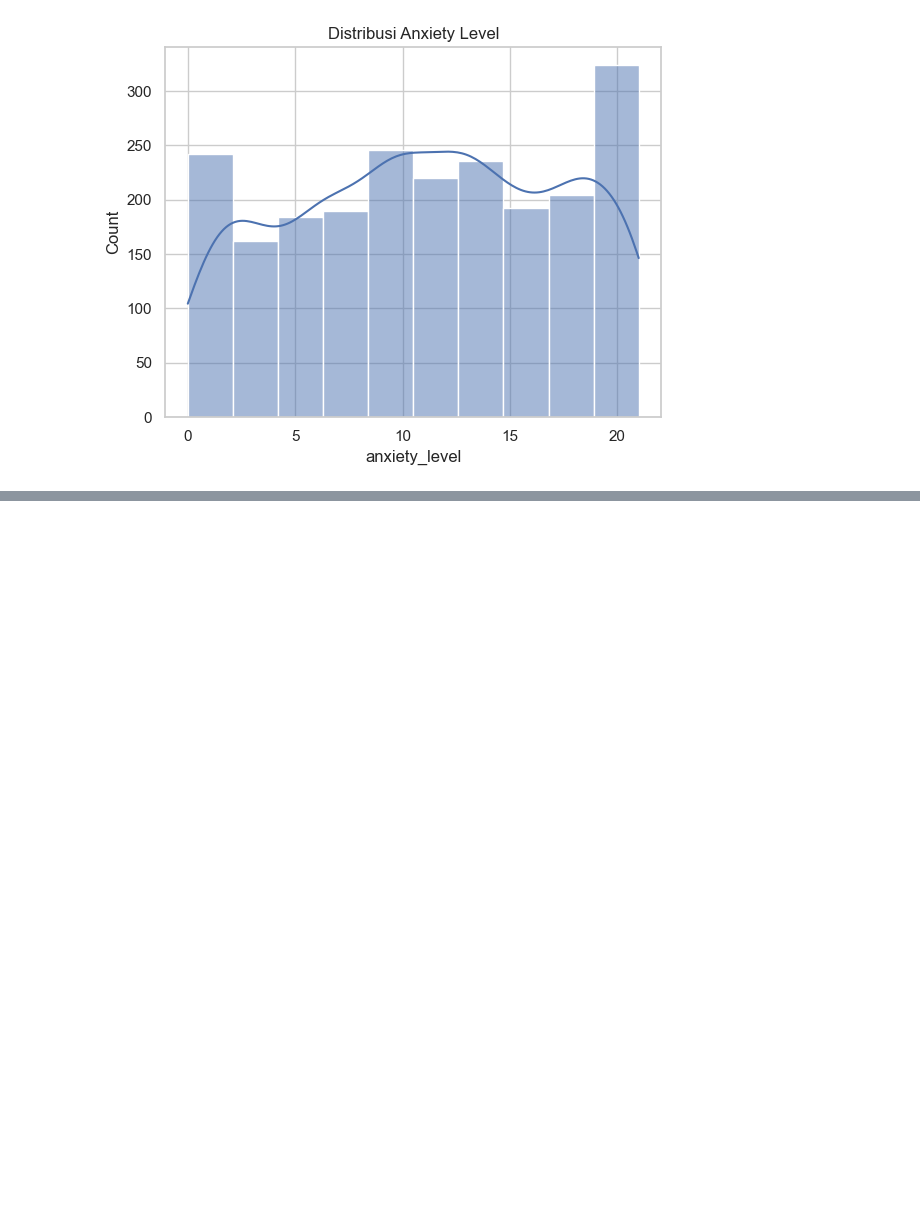
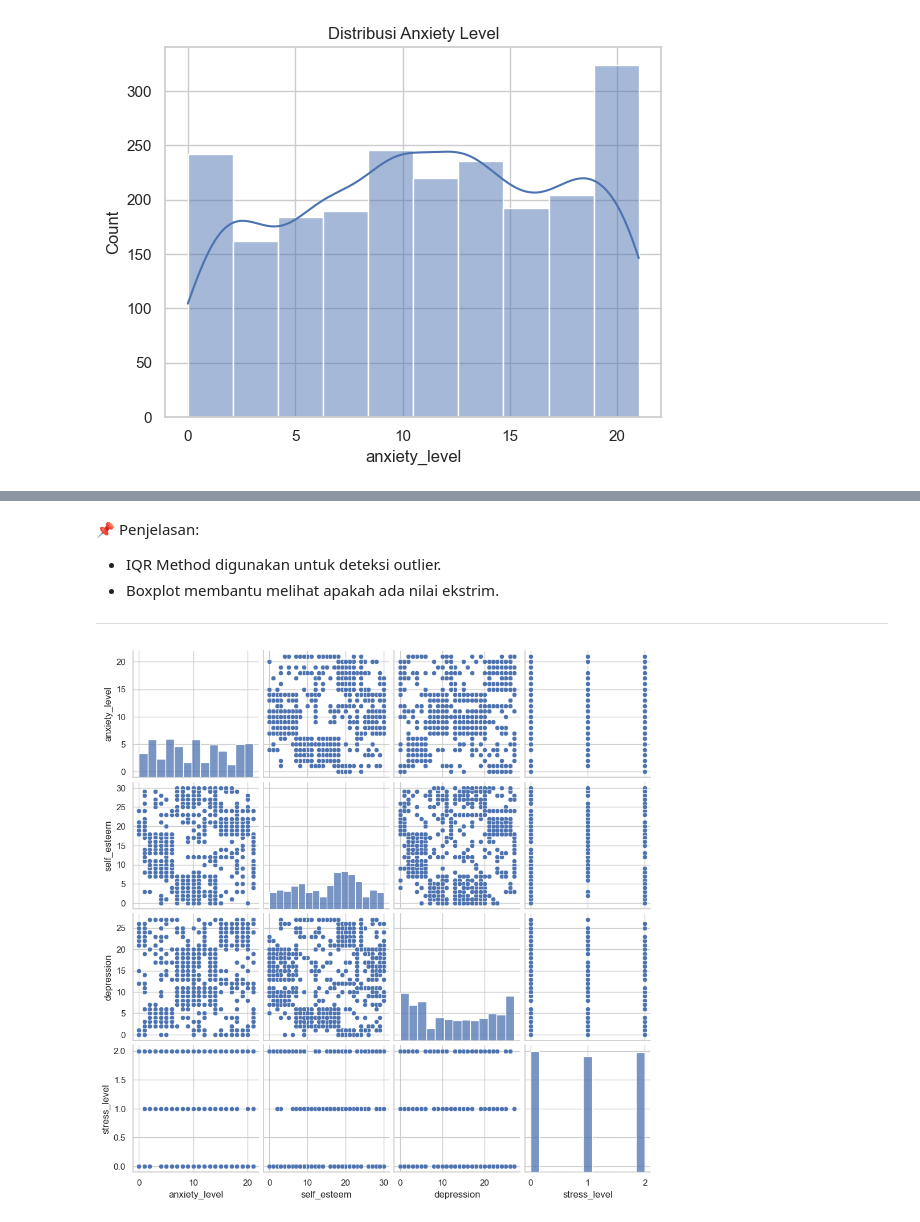
Before and after one commit to Mufid-031/PSD, a Jupyter notebook: proyek-sains-data/dataUnderstanding.ipynb, the cells around one changed output, grey strips where cells are left out. Drawn from its saved outputs; the diff is of its cells as text; code cells hidden in the pictures; blank space fills up the shorter version.

```diff
--- a/proyek-sains-data/dataUnderstanding.ipynb
+++ b/proyek-sains-data/dataUnderstanding.ipynb
@@ -283,0 +334,15 @@ plt.show()
+# %% [markdown]
+📌 Penjelasan:
+
+- IQR Method digunakan untuk deteksi outlier.
+- Boxplot membantu melihat apakah ada nilai ekstrim.
+
+---
+# %%
+# ================================
+# 8. Pairplot (Hubungan antar variabel penting)
+# ================================
+sns.pairplot(df_encoded[["anxiety_level", "self_esteem", "depression", "stress_level"]])
+plt.show()
+# %% [output]
+[figure, added]
```
Also changed, not shown: parts of 5 cells of this notebook.
